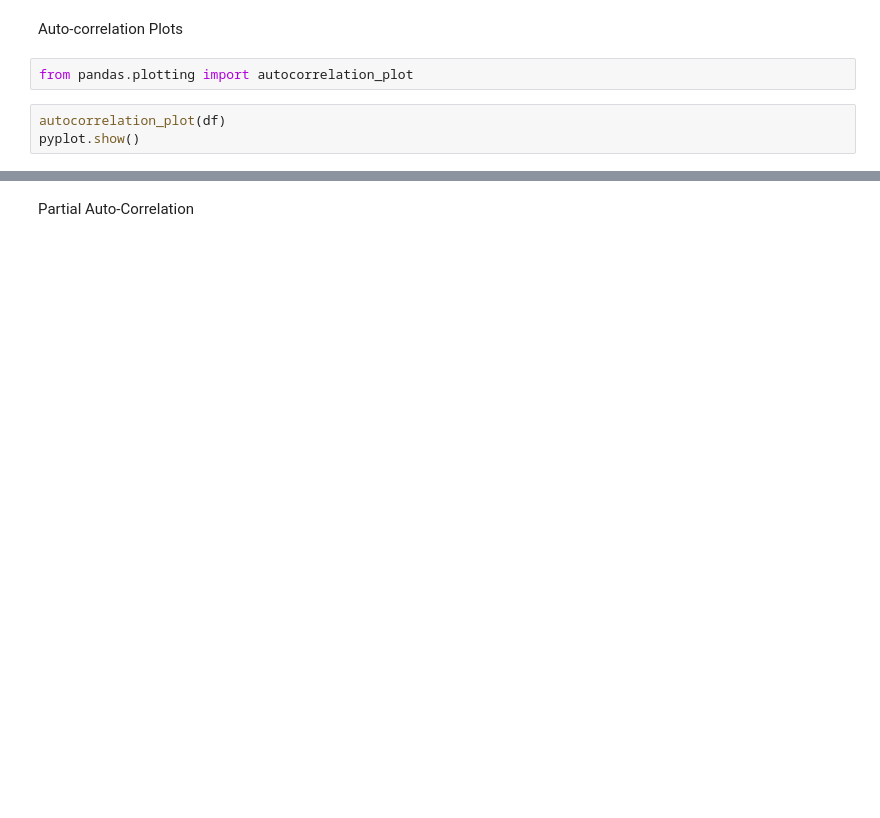
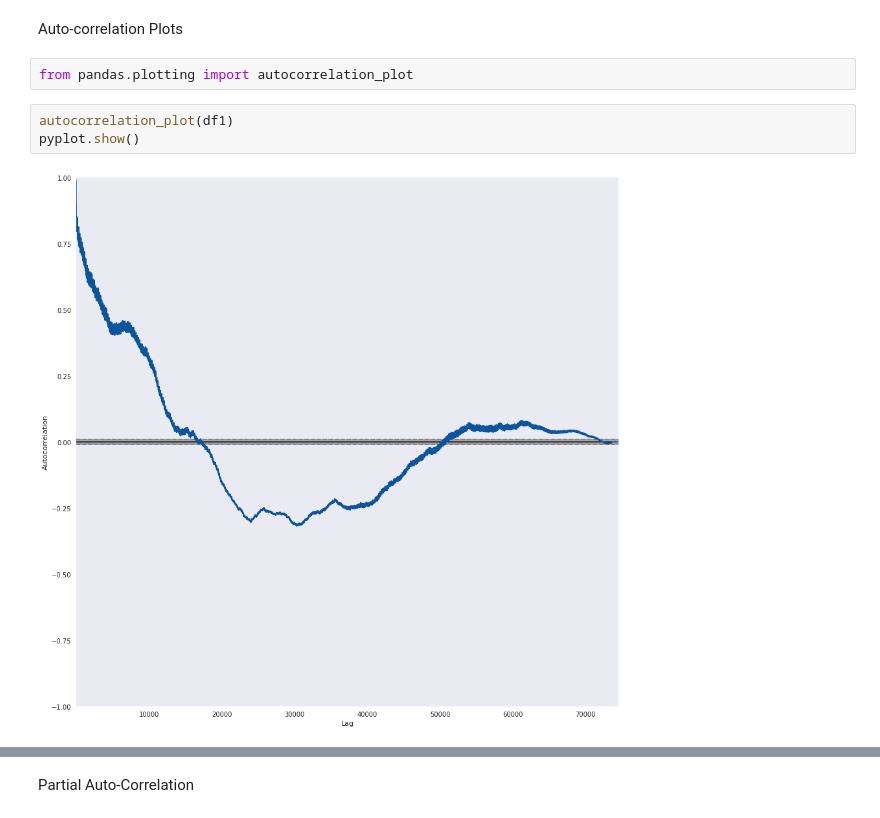
Before and after one commit to Leonardorochagit/Geracao_Energia, a Jupyter notebook: Previsao_GeracaoEnergia_AM.ipynb, the cells around one changed output, grey strips where cells are left out. Cells and saved outputs as stored; diff of their text form; blank space fills up the shorter version.

```diff
--- a/Previsao_GeracaoEnergia_AM.ipynb
+++ b/Previsao_GeracaoEnergia_AM.ipynb
@@ -156,7 +397,9 @@ Auto-correlation Plots
 # %%
 from pandas.plotting import autocorrelation_plot
 # %%
-autocorrelation_plot(df)
+autocorrelation_plot(df1)
 pyplot.show()
+# %% [output]
+[figure, added]
 # %%
 from statsmodels.graphics.tsaplots import plot_acf
```
Also changed, not shown: parts of 48 cells of this notebook.
